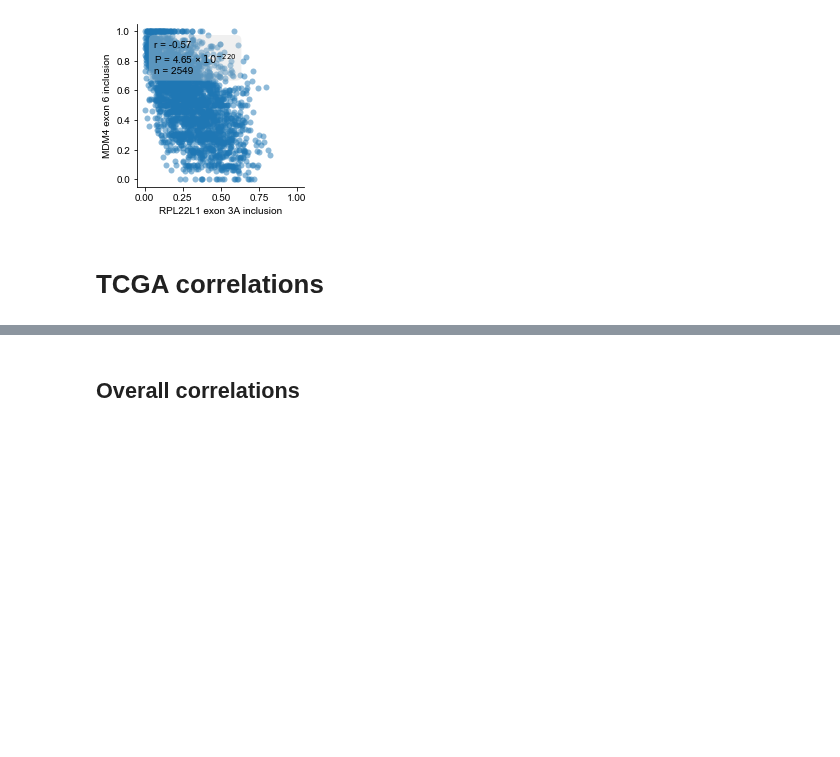
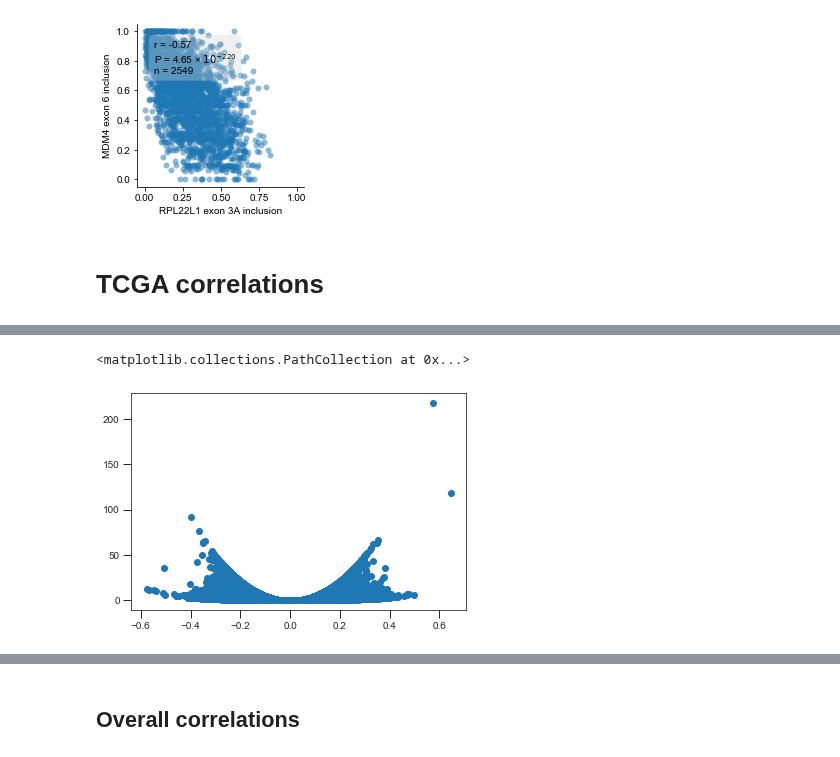
Before and after one commit to kevinhu/mdm4-splicing, a Jupyter notebook: notebooks/fig1_CCLE-TCGA-correlates.ipynb, the cells around one changed output, grey strips where cells are left out. Saved outputs shown, nothing was run; the diff lists cells and outputs as text; code cells hidden in the pictures; blank space fills up the shorter version.

```diff
--- a/notebooks/fig1_CCLE-TCGA-correlates.ipynb
+++ b/notebooks/fig1_CCLE-TCGA-correlates.ipynb
@@ -39,15 +28,3 @@ tcga_sample_info = pd.read_hdf(
-# %%
-tcga_splicing = pd.read_hdf("../../data/processed/TCGA/merged.h5", key="tcga_splicing")
-
-tcga_splicing.index = tcga_splicing.index.map(lambda x: x[:15])
-
-tcga_splicing = tcga_splicing[~tcga_splicing.index.duplicated(keep="first")]
-
-normal_genex = tcga_genex[tcga_genex.index.map(lambda x: x[-2:] == "11")]
-normal_splicing = tcga_splicing[tcga_splicing.index.map(lambda x: x[-2:] == "11")]
-
-tcga_genex = tcga_genex[tcga_genex.index.map(lambda x: x[-2:] != "11")]
-tcga_splicing = tcga_splicing[tcga_splicing.index.map(lambda x: x[-2:] != "11")]
 # %% [markdown]
 ## RPL22 mutants
 # %%
@@ -452,0 +330,5 @@ plt.show()
+# %%
+plt.scatter(mdm4_6_exonusage_overall_corrs["spearman"],mdm4_6_exonusage_overall_corrs["qval"])
+# %% [output]
+<matplotlib.collections.PathCollection at 0x...>
+[figure, added]
```
Also changed, not shown: parts of 23 cells of this notebook, 1 other file.
